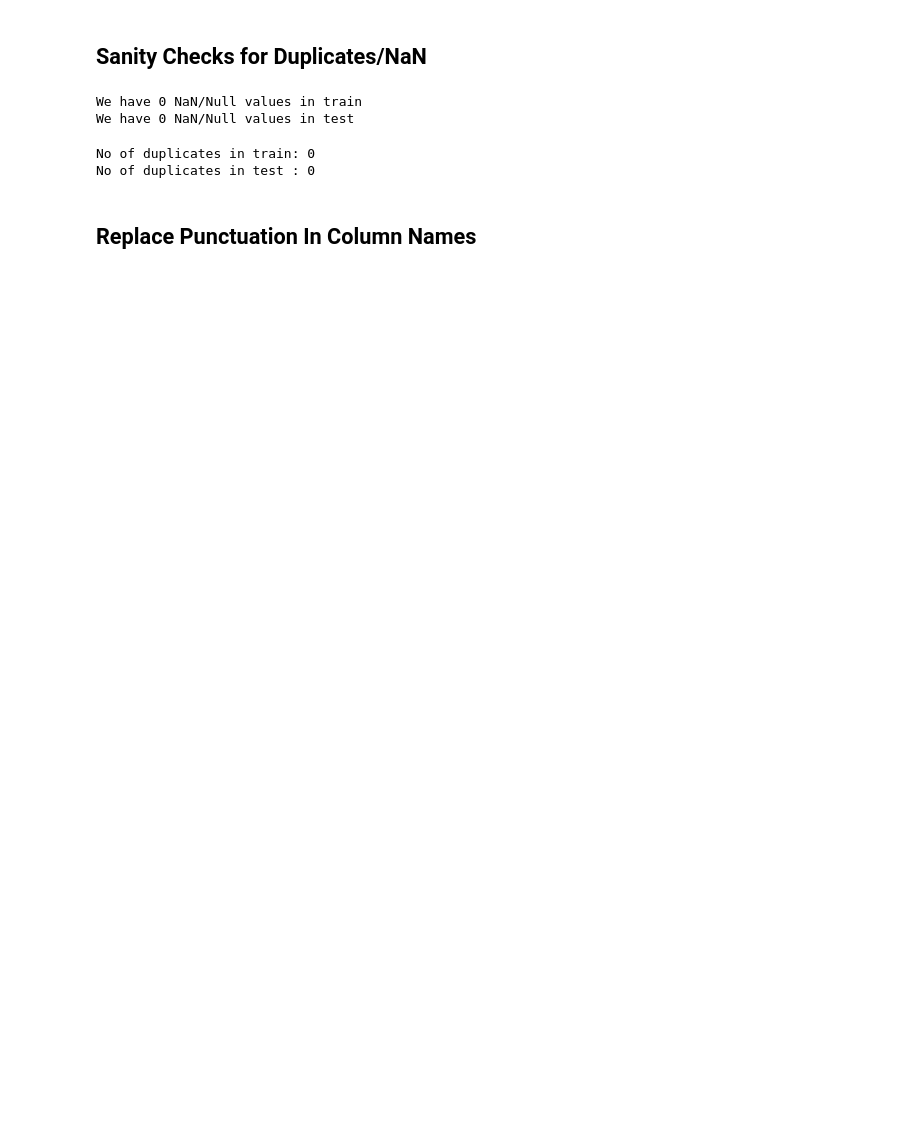
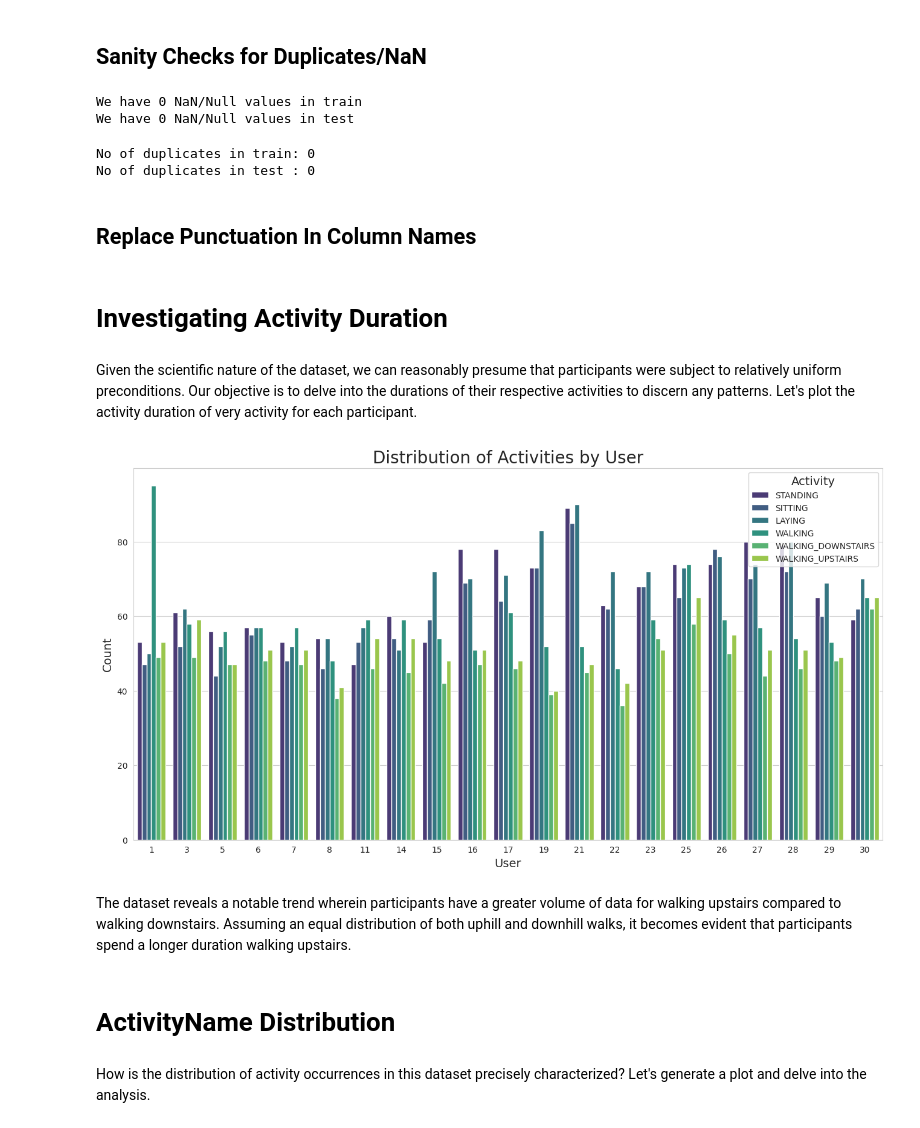
Before and after one commit to AbidAzad/Human-Activity-Recognition, a Jupyter notebook: EDA.ipynb, the cells around one changed output. Saved outputs shown, nothing was run; the diff lists cells and outputs as text; code cells hidden in the pictures; blank space fills up the shorter version.

```diff
--- a/EDA.ipynb
+++ b/EDA.ipynb
@@ -138,3 +149,38 @@ columns = columns.str.replace('[,]','')
 
 train.columns = columns
 test.columns = columns
+# %% [markdown]
+# Investigating Activity Duration
+# %% [markdown]
+Given the scientific nature of the dataset, we can reasonably presume that participants were subject to relatively uniform preconditions. Our objective is to delve into the durations of their respective activities to discern any patterns. Let's plot the activity duration of very activity for each participant.
+# %%
+# Set style and font family
+sns.set_style('whitegrid')
+plt.rcParams['font.family'] = 'Dejavu Sans'
+
+# Create a figure with a specified size
+plt.figure(figsize=(16, 8))
+
+# Set plot title and adjust font size
+plt.title('Distribution of Activities by User', fontsize=20)
+
+# Create a count plot with improved color palette and legend
+sns.countplot(x='Subject', hue='ActivityName', data=train, palette='viridis')
+
+# Improve legend placement for better readability
+plt.legend(title='Activity', title_fontsize='14', loc='upper right')
+
+# Set axis labels and adjust font size
+plt.xlabel('User', fontsize=14)
+plt.ylabel('Count', fontsize=14)
+
+# Display the plot
+plt.show()
+# %% [output]
+[figure, added]
+# %% [markdown]
+The dataset reveals a notable trend wherein participants have a greater volume of data for walking upstairs compared to walking downstairs. Assuming an equal distribution of both uphill and downhill walks, it becomes evident that participants spend a longer duration walking upstairs.
+# %% [markdown]
+# ActivityName Distribution
+# %% [markdown]
+How is the distribution of activity occurrences in this dataset precisely characterized? Let's generate a plot and delve into the analysis.
```
Also changed, not shown: parts of 18 cells of this notebook.
